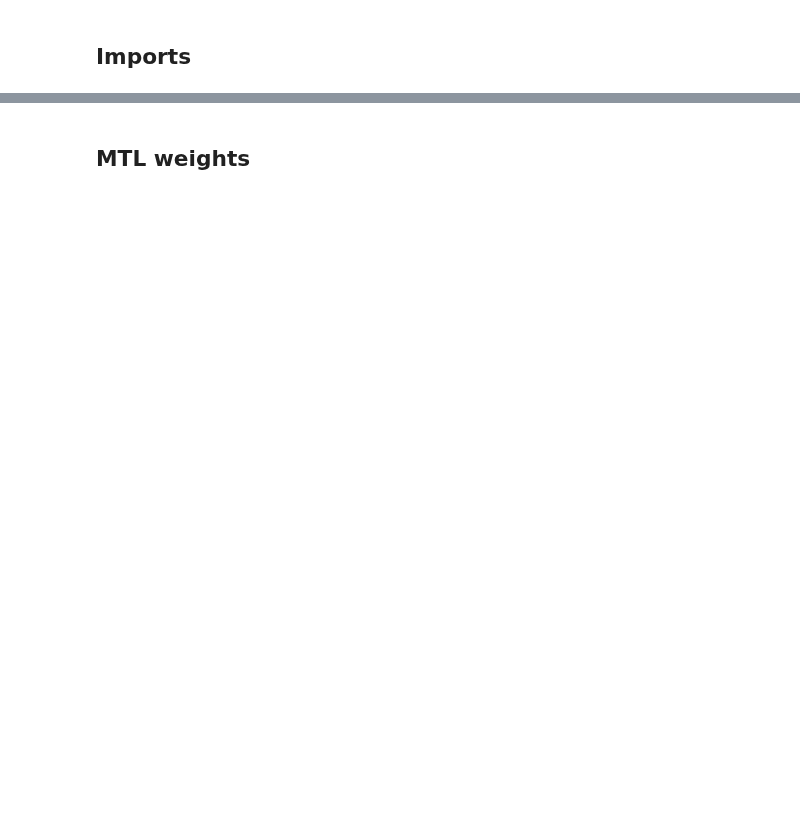
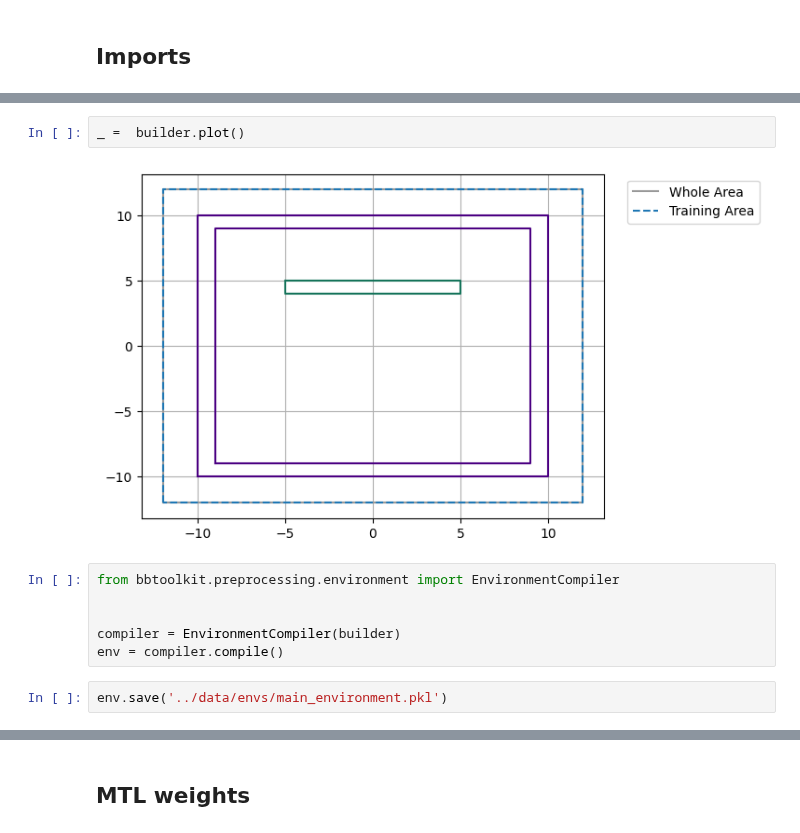
Before and after one commit to 1101AlexZab1011/SpatialMemory, a Jupyter notebook: examples/init_weights.ipynb, the cells around one changed output, grey strips where cells are left out. Drawn from its saved outputs; the diff is of its cells as text; blank space fills up the shorter version.

Commit message:
dynamic envs, compiler callbacks and fov

```diff
--- a/examples/init_weights.ipynb
+++ b/examples/init_weights.ipynb
@@ -15,0 +79,12 @@ from bbtoolkit.preprocessing.environment import Geometry
+# %%
+_ =  builder.plot()
+# %% [output]
+[figure, added]
+# %%
+from bbtoolkit.preprocessing.environment import EnvironmentCompiler
+
+
+compiler = EnvironmentCompiler(builder)
+env = compiler.compile()
+# %%
+env.save('../data/envs/main_environment.pkl')
```
Also changed, not shown: parts of 9 cells of this notebook, 19 other files.
